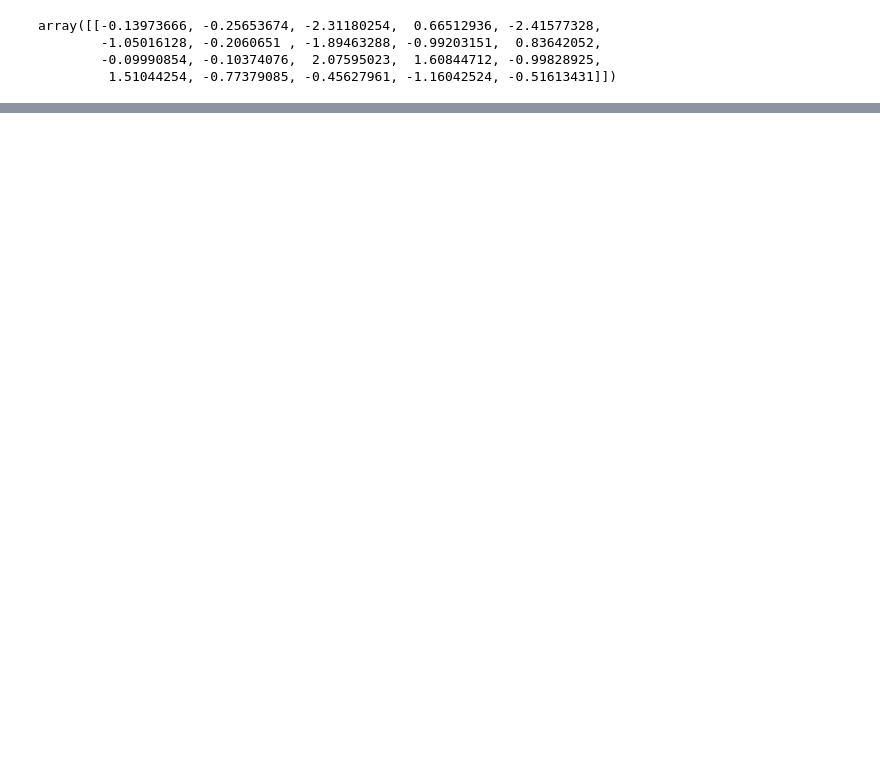
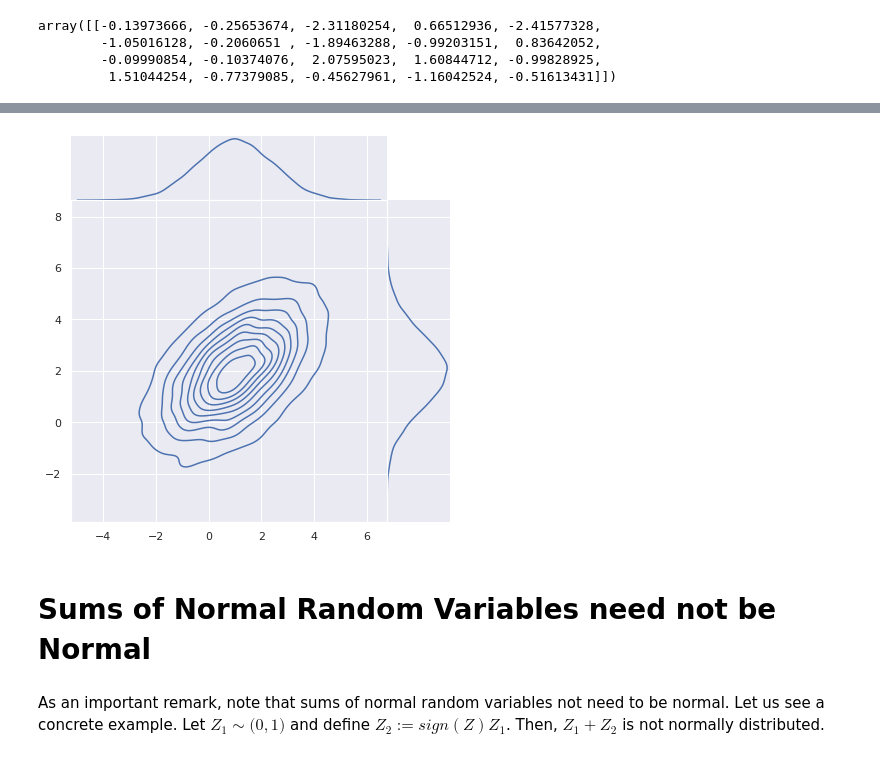
Before and after one commit to luisroque/Time-Series-Statistical-Models-Experiments, a Jupyter notebook: support_notebooks/study/Sampling from a Multivariate Normal Distribution.ipynb, the cells around one changed output, grey strips where cells are left out. Drawn from its saved outputs; the diff is of its cells as text; code cells hidden in the pictures; blank space fills up the shorter version.

```diff
--- a/support_notebooks/study/Sampling from a Multivariate Normal Distribution.ipynb
+++ b/support_notebooks/study/Sampling from a Multivariate Normal Distribution.ipynb
@@ -110,0 +112,11 @@ array([[-0.13973666, -0.25653674, -2.31180254,  0.66512936, -2.41577328,
+# %%
+sns.jointplot(x=y[0],
+             y=y[1],
+             kind='kde',
+             space=0);
+# %% [output]
+[figure, added]
+# %% [markdown]
+# Sums of Normal Random Variables need not be Normal
+# %% [markdown]
+As an important remark, note that sums of normal random variables not need to be normal. Let us see a concrete example. Let $Z_1 \sim \mathcal(0,1)$ and define $Z_2 := sign(Z)Z_1$. Then, $Z_1 + Z_2$ is not normally distributed.
```
Also changed, not shown: parts of 13 cells of this notebook, 1 other file.
